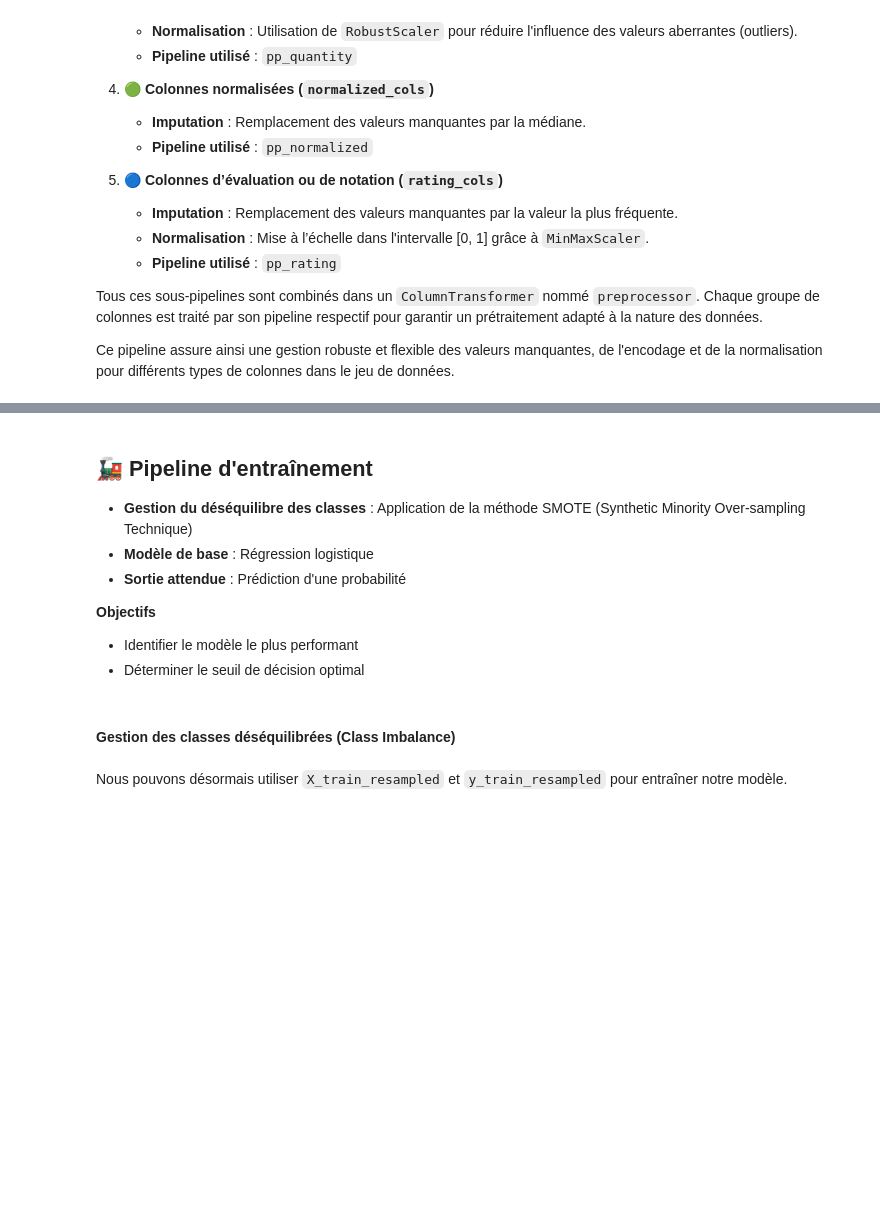
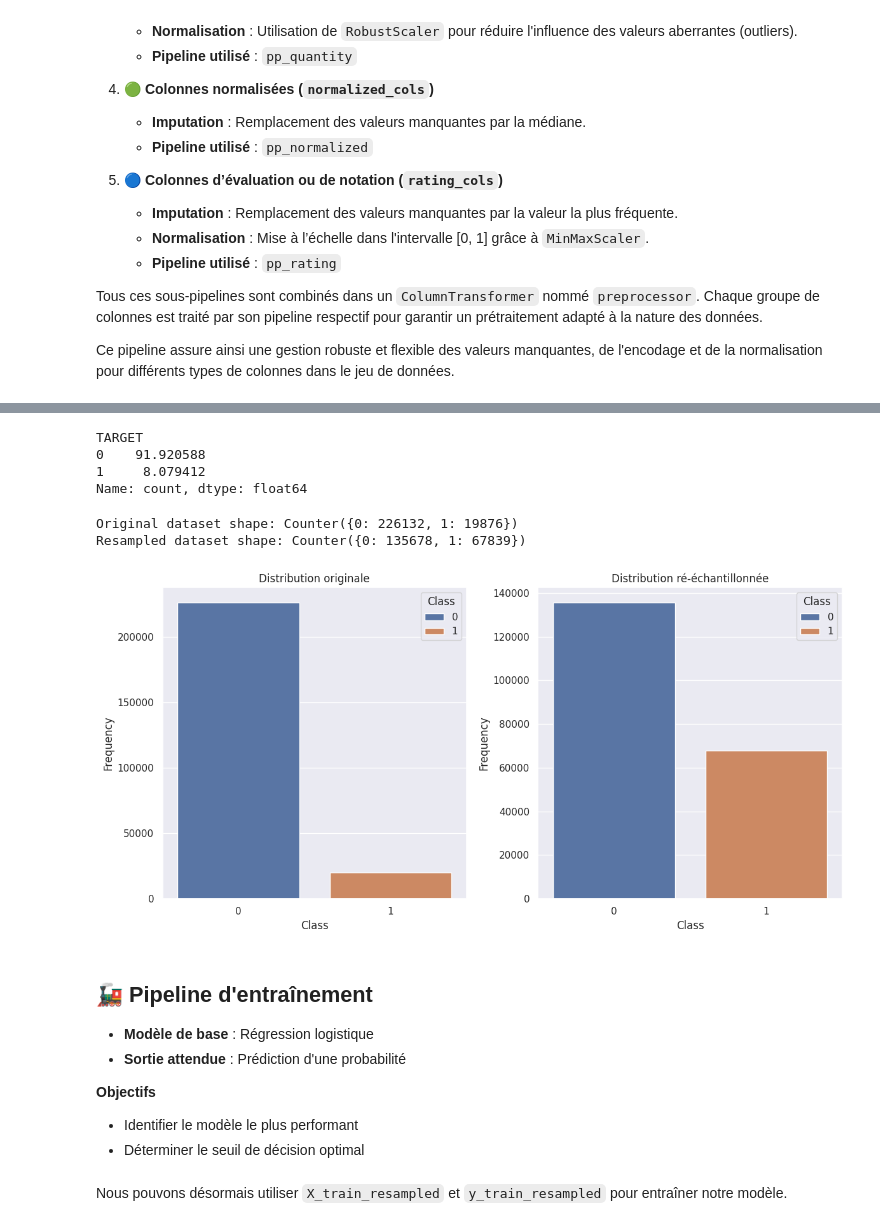
Before and after one commit to DavidScanu/oc-ai-engineer-p04-scoring, a Jupyter notebook: p04_scanu_david_02_notebook_training_2024_11_22.ipynb, the cells around one changed output, grey strips where cells are left out. Saved outputs shown, nothing was run; the diff lists cells and outputs as text; code cells hidden in the pictures; blank space fills up the shorter version.

```diff
--- a/p04_scanu_david_02_notebook_training_2024_11_22.ipynb
+++ b/p04_scanu_david_02_notebook_training_2024_11_22.ipynb
@@ -500,12 +555,63 @@ X_test_preprocessed.head(2)
+# %%
+# Affichage du déséquilibre de la variable cible
+y_train.value_counts()/len(y_train)*100
+# %% [output]
+TARGET
+0    91.920588
+1     8.079412
+Name: count, dtype: float64
+# %%
+from imblearn.over_sampling import SMOTE
+from imblearn.under_sampling import RandomUnderSampler
+from imblearn.pipeline import Pipeline
+from collections import Counter
+
+# Define the oversampling strategy
+over = SMOTE(sampling_strategy=0.3)
+# Define the undersampling strategy
+under = RandomUnderSampler(sampling_strategy=0.5)
+
+# Create the pipeline
+steps = [('o', over), ('u', under)]
+pipeline = Pipeline(steps=steps)
+
+# Apply the pipeline to the training data
+X_train_resampled, y_train_resampled = pipeline.fit_resample(X_train_preprocessed, y_train)
+
+# Display the class distribution before and after resampling
+print(f'Original dataset shape: {Counter(y_train)}')
+print(f'Resampled dataset shape: {Counter(y_train_resampled)}')
+# %% [output]
+Original dataset shape: Counter({0: 226132, 1: 19876})
+Resampled dataset shape: Counter({0: 135678, 1: 67839})
+# %%
+# Convert to DataFrame for easier plotting
+df_original = pd.DataFrame({'Class': y_train})
+df_resampled = pd.DataFrame({'Class': y_train_resampled})
+
+# Plot the class distribution before and after resampling
+fig, axes = plt.subplots(1, 2, figsize=(12, 6))
+
+sns.countplot(x='Class', data=df_original, ax=axes[0], hue='Class')
+axes[0].set_title('Distribution originale')
+axes[0].set_xlabel('Class')
+axes[0].set_ylabel('Frequency')
+
+sns.countplot(x='Class', data=df_resampled, ax=axes[1], hue='Class')
+axes[1].set_title('Distribution ré-échantillonnée')
+axes[1].set_xlabel('Class')
+axes[1].set_ylabel('Frequency')
+
+plt.tight_layout()
+plt.show()
+# %% [output]
+[figure, added]
 # %% [markdown]
 ## 🚂 Pipeline d'entraînement
 
-- **Gestion du déséquilibre des classes** : Application de la méthode SMOTE (Synthetic Minority Over-sampling Technique)
 - **Modèle de base** : Régression logistique
 - **Sortie attendue** : Prédiction d'une probabilité
 
 **Objectifs**
 - Identifier le modèle le plus performant
 - Déterminer le seuil de décision optimal
-# %% [markdown]
-#### Gestion des classes déséquilibrées (Class Imbalance)
```
Also changed, not shown: parts of 27 cells of this notebook.
